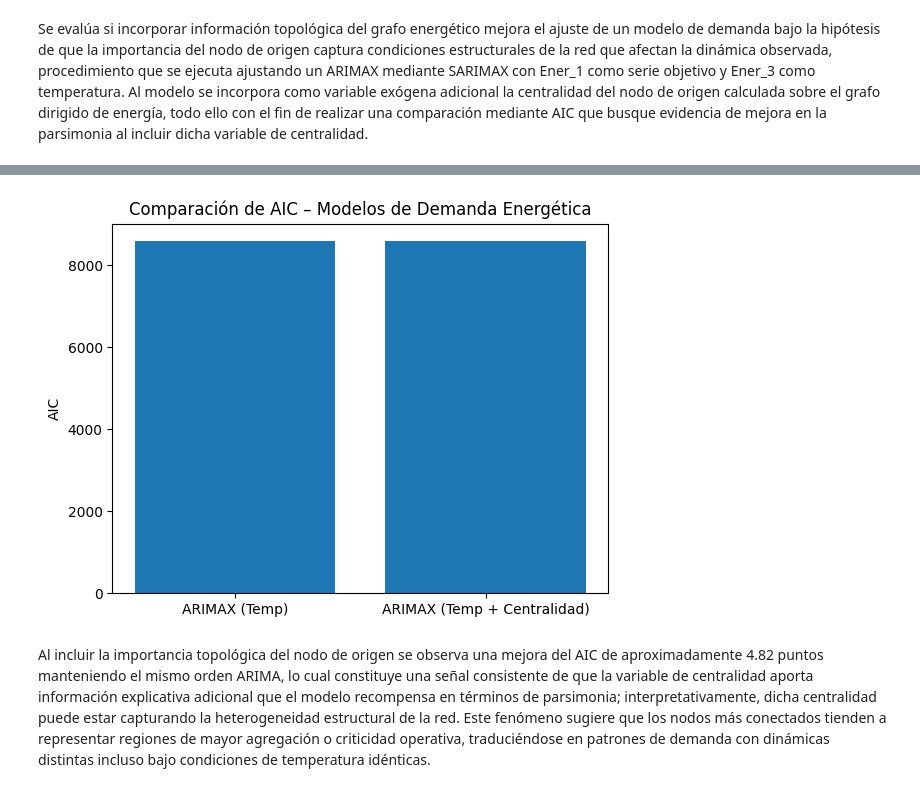
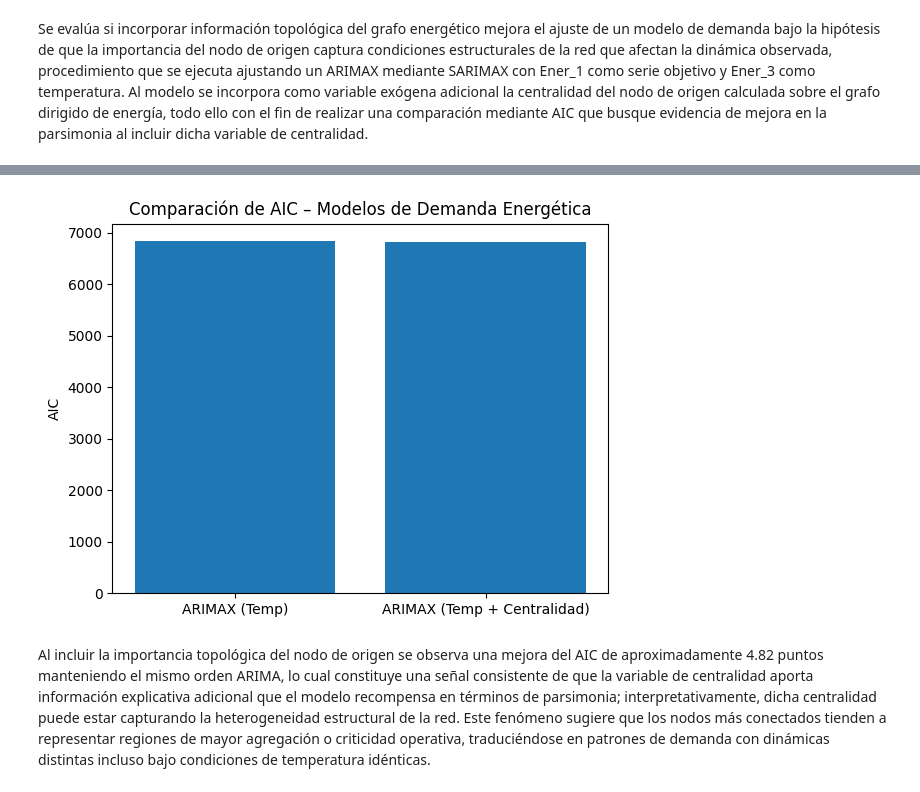
Before and after one commit to Momos20/briefing-consultoria-senior, a Jupyter notebook: notebook/Briefing_Consultoría_Senior.ipynb, the cells around one changed output, grey strips where cells are left out. Drawn from its saved outputs; the diff is of its cells as text; code cells hidden in the pictures.

```diff
--- a/notebook/Briefing_Consultoría_Senior.ipynb
+++ b/notebook/Briefing_Consultoría_Senior.ipynb
@@ -521,13 +628,13 @@ Maximum Likelihood optimization failed to converge. Check mle_retvals
 # %%
 models = ["ARIMAX (Temp)", "ARIMAX (Temp + Centralidad)"]
-aic_values = [best_base[0], best_plus[0]]
+aic_values = [best0['AIC'], best1['AIC']]
 
 plt.figure()
 plt.bar(models, aic_values)
 plt.ylabel("AIC")
 plt.title("Comparación de AIC – Modelos de Demanda Energética")
 plt.show()
 # %% [output]
-[figure, old version]
+[figure, new version]
 # %% [markdown]
 Al incluir la importancia topológica del nodo de origen se observa una mejora del AIC de aproximadamente 4.82 puntos manteniendo el mismo orden ARIMA, lo cual constituye una señal consistente de que la variable de centralidad aporta información explicativa adicional que el modelo recompensa en términos de parsimonia; interpretativamente, dicha centralidad puede estar capturando la heterogeneidad estructural de la red. Este fenómeno sugiere que los nodos más conectados tienden a representar regiones de mayor agregación o criticidad operativa, traduciéndose en patrones de demanda con dinámicas distintas incluso bajo condiciones de temperatura idénticas.
```
Also changed, not shown: parts of 7 cells of this notebook.
